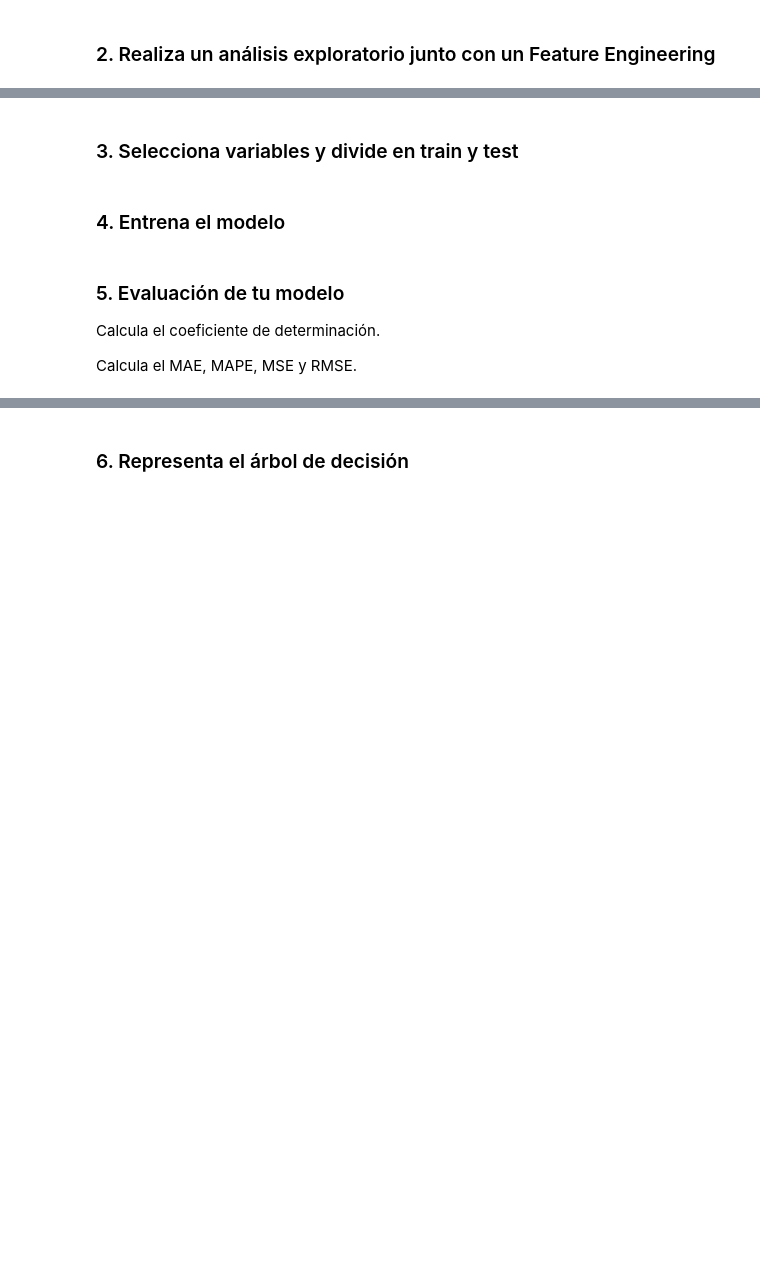
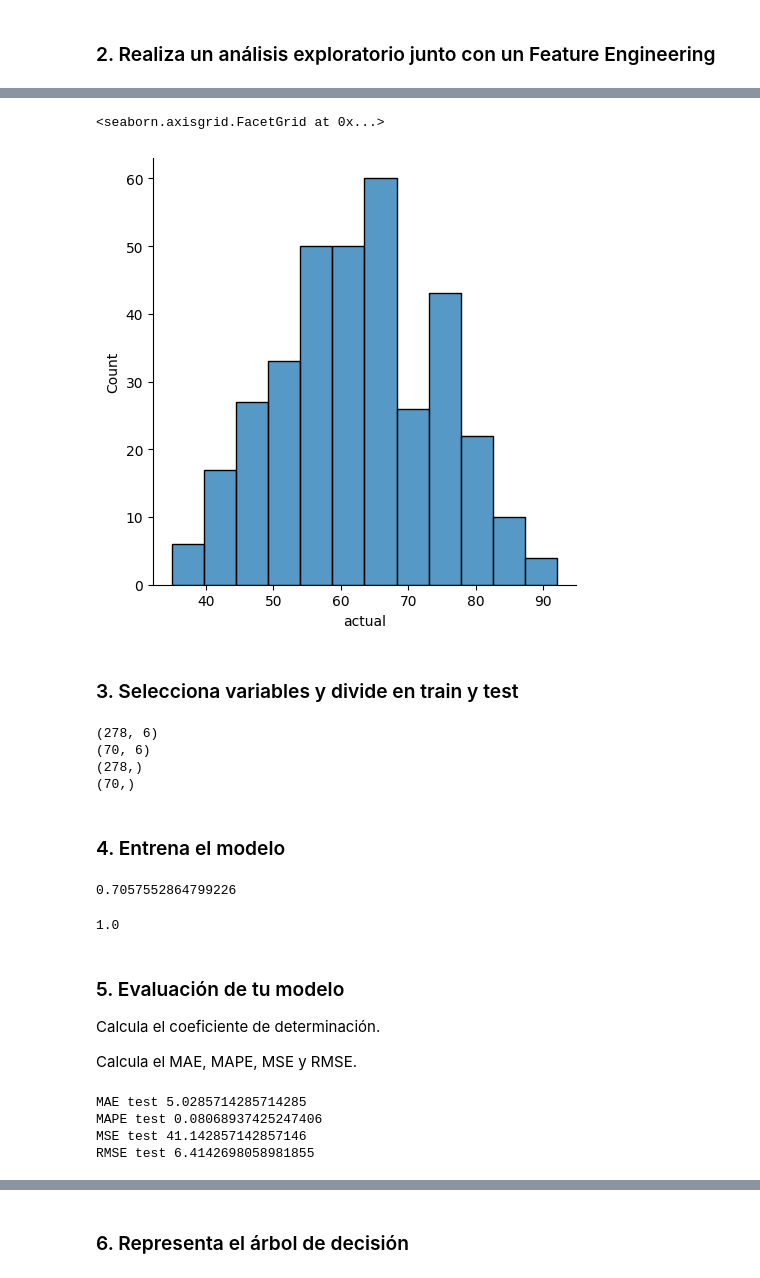
Before and after one commit to MNievas12/2503_dsft_thebridge, a Jupyter notebook: 3-Machine_Learning/1-Supervisado/3-RegorClass/5-Decision_Trees/ejercicio/DTrees_reg_class.ipynb, the cells around one changed output, grey strips where cells are left out. Drawn from its saved outputs; the diff is of its cells as text; code cells hidden in the pictures; blank space fills up the shorter version.

```diff
--- a/3-Machine_Learning/1-Supervisado/3-RegorClass/5-Decision_Trees/ejercicio/DTrees_reg_class.ipynb
+++ b/3-Machine_Learning/1-Supervisado/3-RegorClass/5-Decision_Trees/ejercicio/DTrees_reg_class.ipynb
@@ -20,2 +215,7 @@ Son datos de temperaturas tomados de la ciudad de Seattle. El objetivo es intent
+# %%
+sns.displot(df['actual'])
+# %% [output]
+<seaborn.axisgrid.FacetGrid at 0x...>
+[figure, added]
 # %% [markdown]
 ### 3. Selecciona variables y divide en train y test
@@ -22,7 +227,45 @@ Son datos de temperaturas tomados de la ciudad de Seattle. El objetivo es intent
+# %%
+X_train, X_test, y_train, y_test = train_test_split(X, y, test_size=0.2, random_state=42)
+
+print(X_train.shape)
+print(X_test.shape)
+print(y_train.shape)
+print(y_test.shape)
+# %% [output]
+(278, 6)
+(70, 6)
+(278,)
+(70,)
 # %% [markdown]
 ### 4. Entrena el modelo
+# %%
+from sklearn.tree import DecisionTreeRegressor
+
+dtr = DecisionTreeRegressor()
+dtr.fit(X_train, y_train)
+dtr.score(X_test, y_test)
+# %% [output]
+0.7057552864799226
+# %%
+dtr.score(X_train, y_train)
+# %% [output]
+1.0
 # %% [markdown]
 ### 5. Evaluación de tu modelo
 Calcula el coeficiente de determinación.
 
 Calcula el MAE, MAPE, MSE y RMSE.
+# %%
+from sklearn.metrics import mean_absolute_error, mean_absolute_percentage_error, mean_squared_error
+
+y_pred = dtr.predict(X_test)
+
+print("MAE test", mean_absolute_error(y_test, y_pred))
+print("MAPE test", mean_absolute_percentage_error(y_test, y_pred))
+print("MSE test", mean_squared_error(y_test, y_pred))
+print("RMSE test", mean_squared_error(y_test, y_pred)**(1/2))
+# %% [output]
+MAE test 5.0285714285714285
+MAPE test 0.08068937425247406
+MSE test 41.142857142857146
+RMSE test 6.4142698058981855
```
Also changed, not shown: parts of 54 cells of this notebook.
